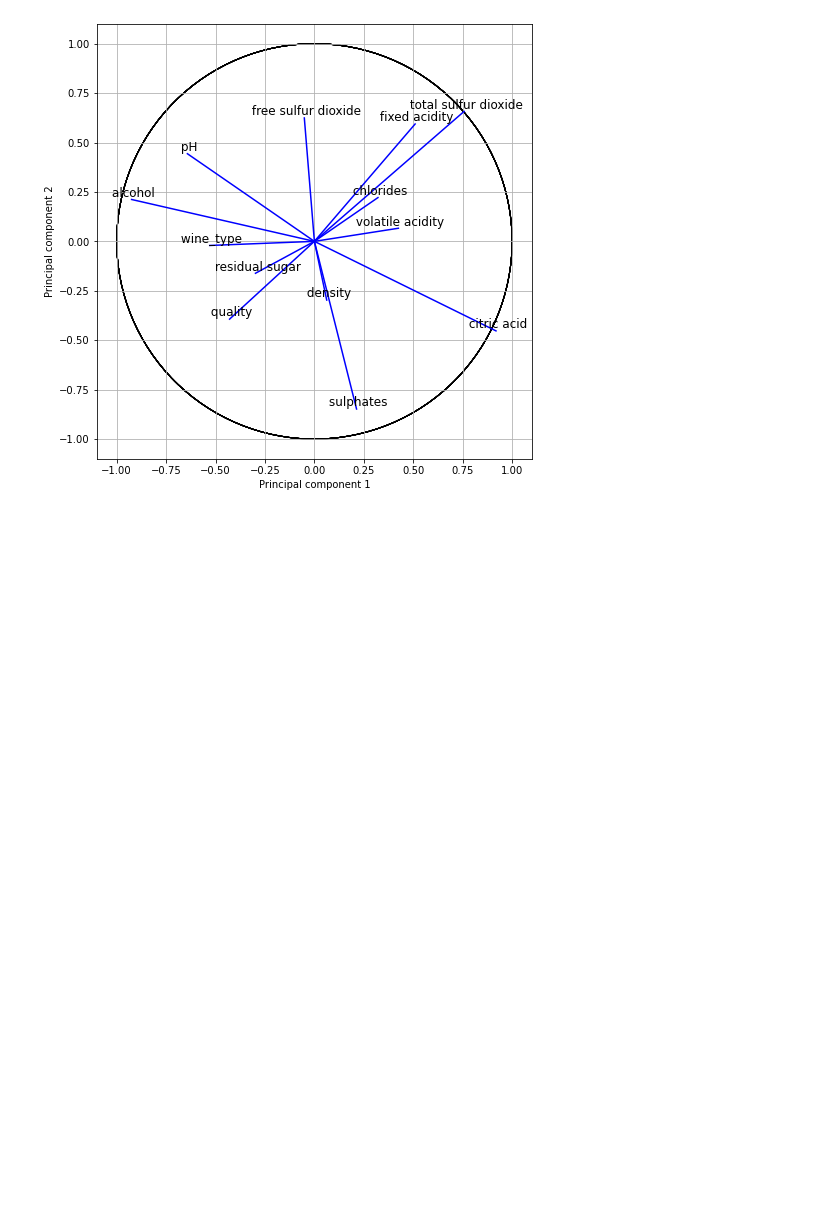
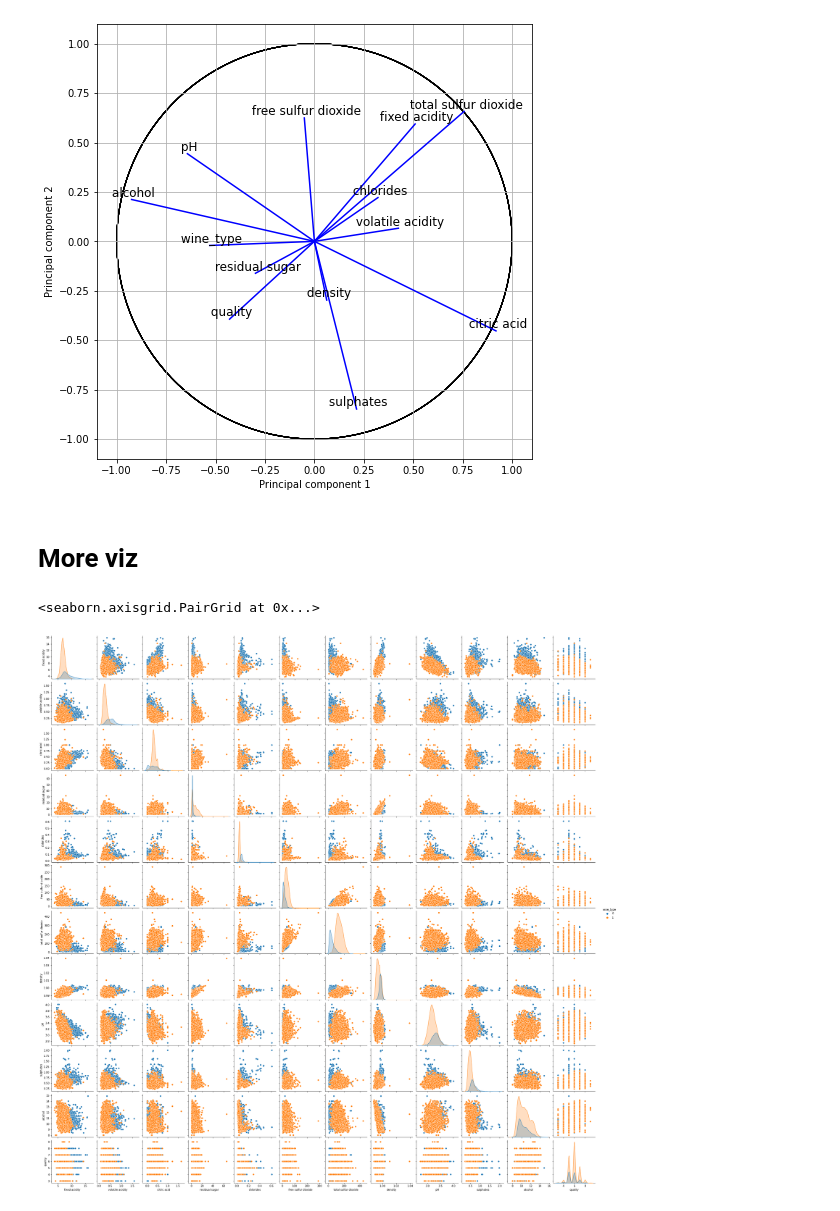
Before and after one commit to dmml-heriot-watt/group-coursework-dmml_cw, a Jupyter notebook: notebooks/FirstVisual.ipynb, the cells around one changed output. Saved outputs shown, nothing was run; the diff lists cells and outputs as text; code cells hidden in the pictures; blank space fills up the shorter version.

Commit message:
with seaborn

```diff
--- a/notebooks/FirstVisual.ipynb
+++ b/notebooks/FirstVisual.ipynb
@@ -222,3 +222,5 @@ plt.grid()
 plt.show()
 # %% [output]
 [figure]
+# %% [markdown]
+# More viz
@@ -224,0 +231,5 @@ plt.show()
+# %%
+sns.pairplot(df, hue = 'wine_type')
+# %% [output]
+<seaborn.axisgrid.PairGrid at 0x...>
+[figure, added]
```
Also changed, not shown: parts of 4 cells of this notebook, 1 other file.
